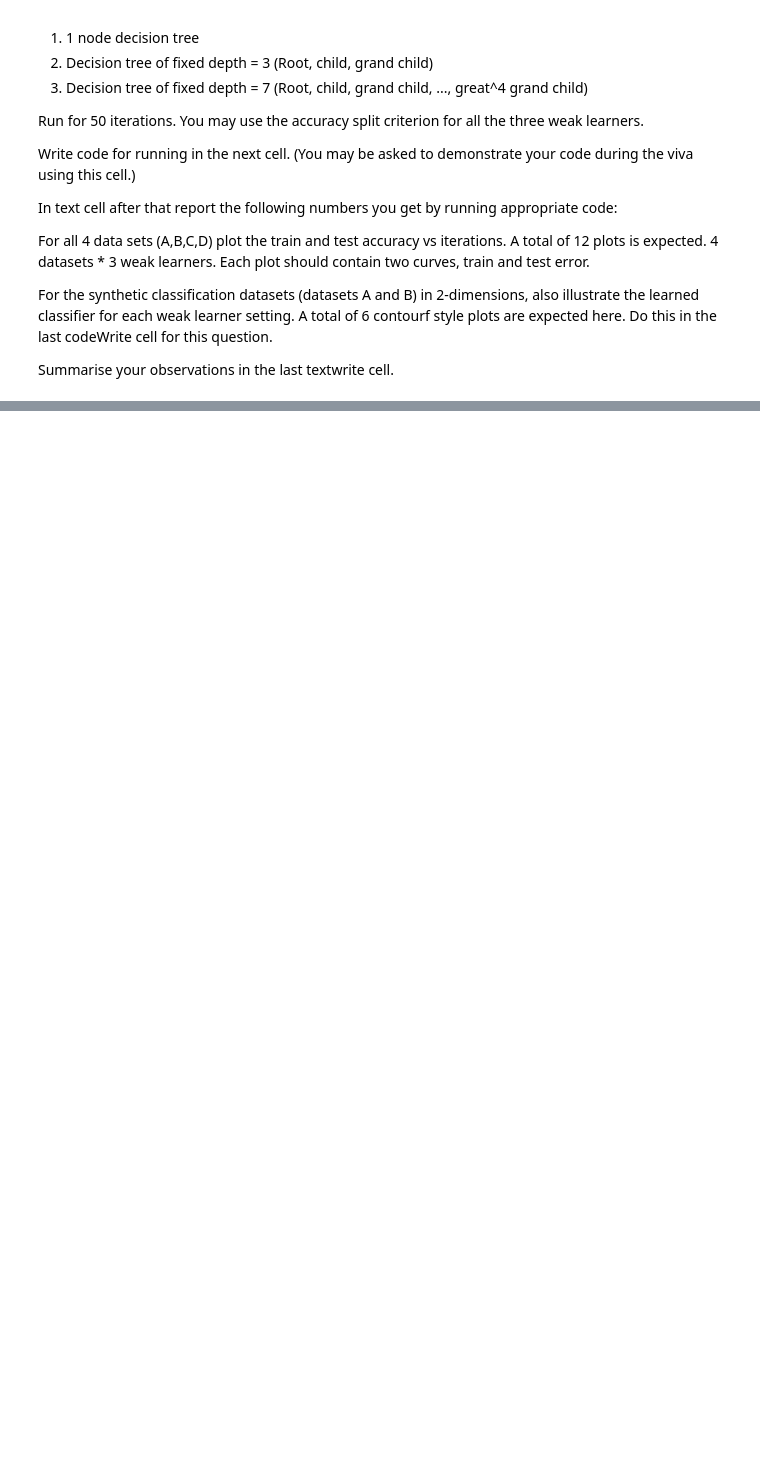
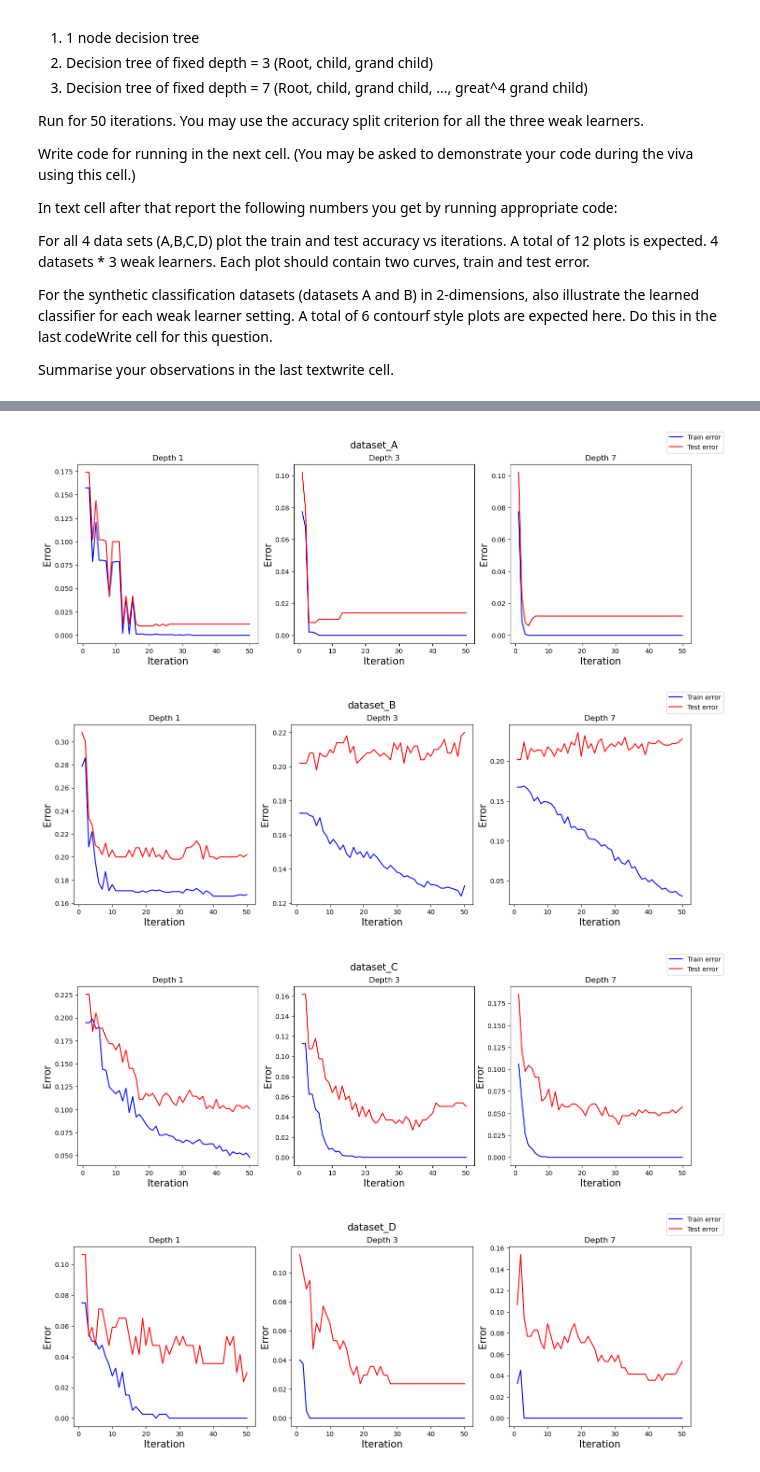
Before and after one commit to Bala-A87/CS5691-Assignments, a Jupyter notebook: A2/ProgAss2_CS20B012.ipynb, the cells around one changed output, grey strips where cells are left out. Cells and saved outputs as stored; diff of their text form; code cells hidden in the pictures; blank space fills up the shorter version.

```diff
--- a/A2/ProgAss2_CS20B012.ipynb
+++ b/A2/ProgAss2_CS20B012.ipynb
@@ -1152,7 +1304,6 @@ class Node:
         self.label = label
 
     def split_node(self, X, Y, w, max_depth, num_nodes_stop, criterion):
-        # Use w for training!!
         if np.size(np.unique(Y)) == 1:
             self.classify_leaf(Y[0])
             return
@@ -1167,7 +1318,7 @@ class Node:
         best_threshold = np.min(X[:,0])
         max_accuracy = 0
         min_entropy = np.inf
-        for i in range(X.shape[1]): #number of features
+        for i in range(X.shape[1]):
             choices = np.unique(X[:,i])
             left_pts = 0
             right_pts = np.sum(w)
@@ -1178,7 +1329,6 @@ class Node:
             X_sort = X[X[:,i].argsort()]
             Y_sort = Y[X[:,i].argsort()]
             w_sort = w[X[:,i].argsort()]
-            # Find the best split possible, need to make functions for metrics - accuracy and entropy
             for choice in choices:
                 while (next_index < X.shape[0] and X_sort[next_index, i] == choice):
                     left_pts = left_pts + w_sort[next_index]
@@ -1200,7 +1350,6 @@ class Node:
                         best_threshold = choice
                         min_entropy = curr_entropy
 
-        # Perform the split, make children and split them further
         self.make_split(best_split_feature, best_threshold)
         self.make_children()
         X_left = np.array(list(x for x in X if x[best_split_feature] <= best_threshold))
@@ -1227,7 +1376,6 @@ class Node:
                 return self.right.get_decision(x_test)
 
 
-
 def train_decision_tree(X, Y, w, max_depth, num_nodes_stop=1, criterion='accuracy'):
     """ Returns a decision tree trained on X and Y.
     Stops splitting nodes when a node has hit a size of "num_nodes_stop" or lower.
@@ -1246,14 +1394,9 @@ def eval_decision_tree(tree, test_X):
     return np.array(list(tree.get_decision(x) for x in test_X))
 
 
-# NEW
-# CODE
-# BEGINS
-# HERE
-# !!!!!!!!
 
 def train_weak_learner(X, Y, w, max_depth):
-    return train_decision_tree(X, Y, w, max_depth)
+    return train_decision_tree(X, Y, w, max_depth, num_nodes_stop=0.05*np.size(Y))
 
 class AdaBoostClassifier:
     def __init__(self, num_iterations):
@@ -1285,7 +1428,7 @@ def train_AdaBoost_classifier(X_train, Y_train, X_test, Y_test, weak_learner_cho
     w = np.ones(Y_train.shape)
     AdaBoost_clf = AdaBoostClassifier(num_iterations)
     for i in range(num_iterations):
-        print("Iteration " + str(i+1), end=': ')
+        # print("Iteration " + str(i+1), end=': ')
         weak_learner = train_weak_learner(X_train, Y_train, w, weak_learner_choice)
         l = np.array(list(np.abs(weak_learner.get_decision(X_train[j]) - Y_train[j])/2 for j in range(Y_train.shape[0])))
         gamma = 0.5 - np.sum(w * l)/np.sum(w)
@@ -1297,7 +1440,7 @@ def train_AdaBoost_classifier(X_train, Y_train, X_test, Y_test, weak_learner_cho
         AdaBoost_clf.add_iteration(weak_learner, beta)
         train_error = 1 - accuracy_score(Y_train, eval_AdaBoost_classifier(AdaBoost_clf, X_train))
         test_error = 1 - accuracy_score(Y_test, eval_AdaBoost_classifier(AdaBoost_clf, X_test))
-        print("gamma = " + str(gamma) + ", beta = " + str(beta) + ", train error = " + str(train_error) + ", test error = " + str(test_error))
+        # print("gamma = " + str(gamma) + ", beta = " + str(beta) + ", train error = " + str(train_error) + ", test error = " + str(test_error))
         AdaBoost_clf.add_errors(train_error, test_error)
     return AdaBoost_clf
 
@@ -1339,2 +1482,25 @@ Test error: 0.11834319526627224
+# %%
+# Codewrite cell
+# Plots for iteration vs error here
+
+for i,filename in enumerate(filenames):
+    fig, ax = plt.subplots(1, 3, figsize=(17,5))
+    line = [0, 0]
+    for j,weak_learner_choice in enumerate(weak_learner_choices):
+        AdaBoost_clf = trained_clfs[i][j]
+        iterations = np.array(range(1, 51))
+        line[0] = ax[j].plot(iterations, AdaBoost_clf.train_errors, c="blue", label="Train error")
+        line[1] = ax[j].plot(iterations, AdaBoost_clf.test_errors, c="red", label="Test error")
+        ax[j].set_xlabel("Iteration", fontsize=15)
+        ax[j].set_ylabel("Error", fontsize=15)
+        ax[j].set_title("Depth " + str(weak_learner_choice))
+    plt.suptitle(filename, fontsize=15)
+    plt.legend(loc="upper right", bbox_to_anchor=(1.2, 1.2))
+    plt.show()
+# %% [output]
+[figure, added]
+[figure, added]
+[figure, added]
+[figure, added]
 # %%
 # Codewrite cell
```
Also changed, not shown: parts of 20 cells of this notebook, 1 other file.
